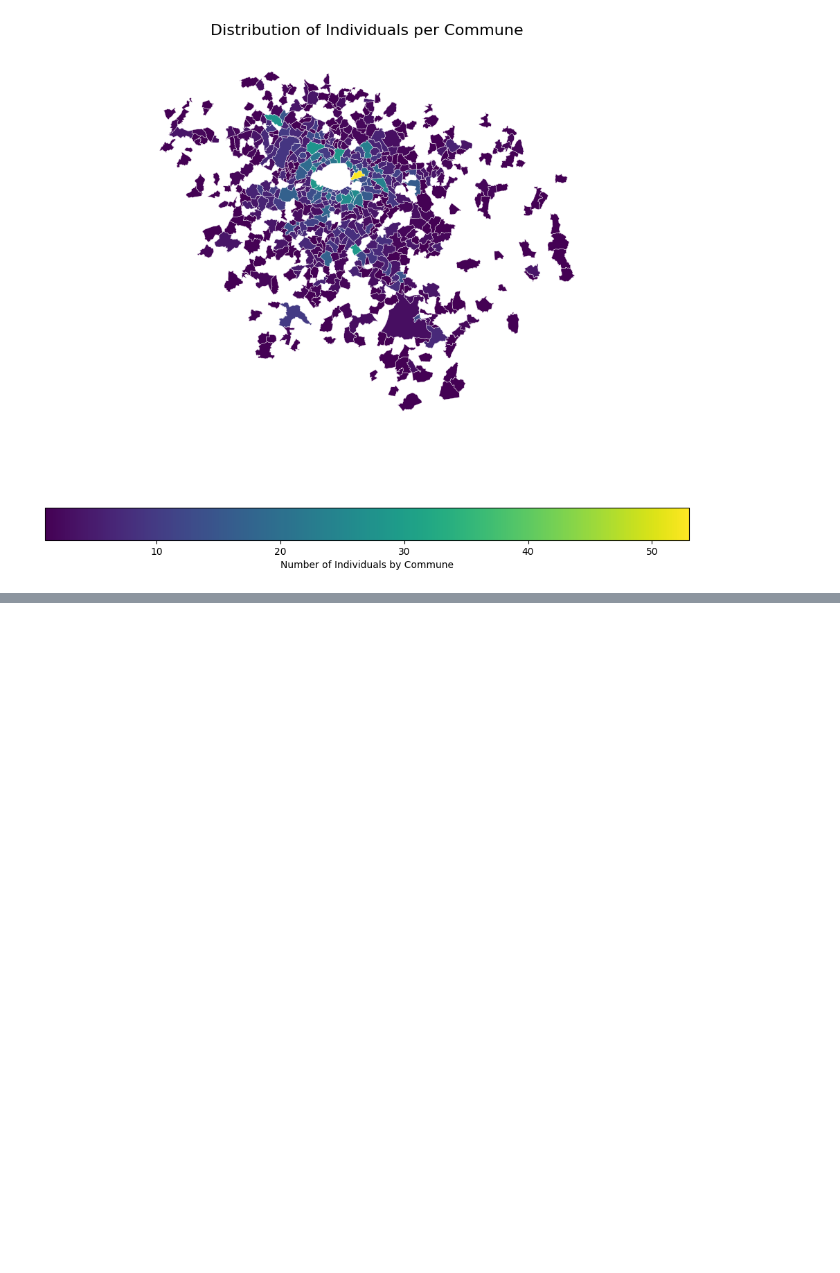
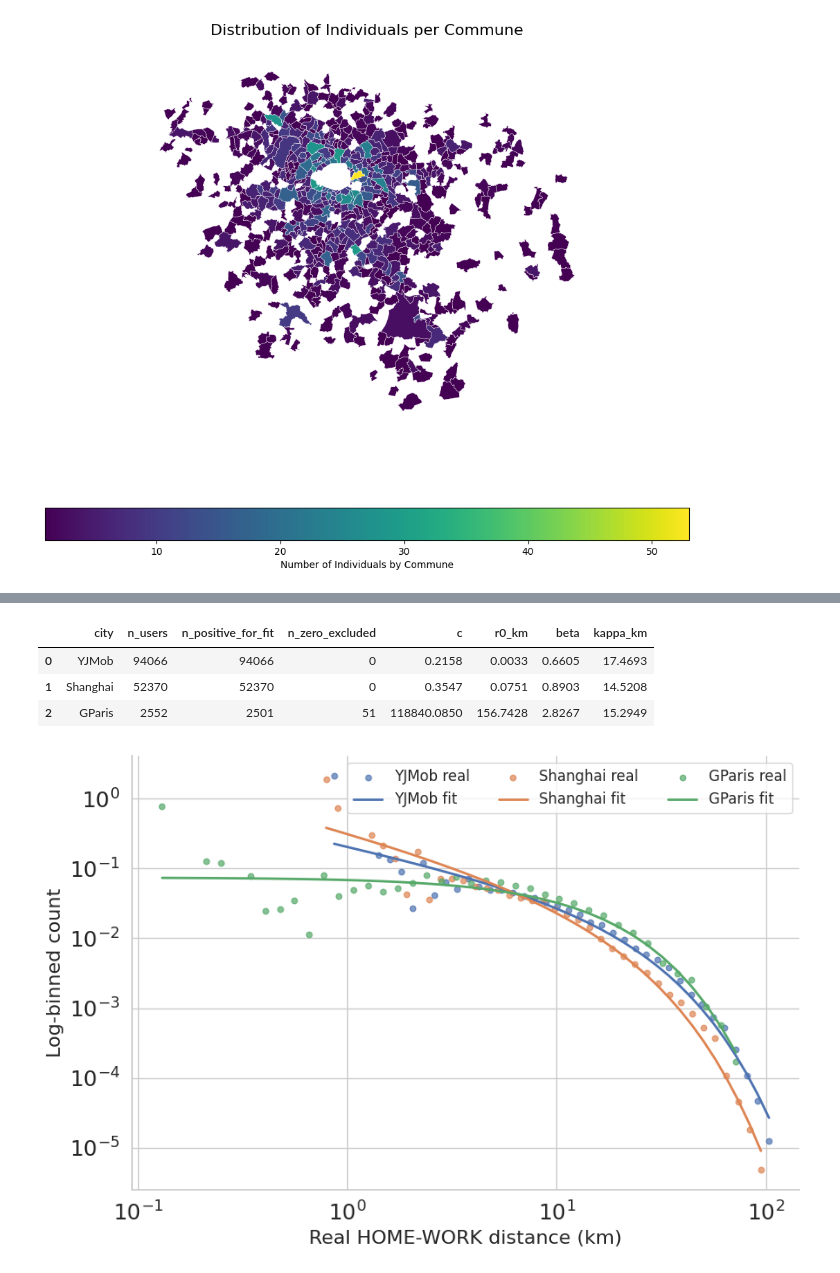
Before and after one commit to gefgu/citybehavex, a Jupyter notebook: notebooks/00_ile_de_france_exploration/03_home_locations_individuals.ipynb, the cells around one changed output, grey strips where cells are left out. Cells and saved outputs as stored; diff of their text form; code cells hidden in the pictures; blank space fills up the shorter version.

```diff
--- a/notebooks/00_ile_de_france_exploration/03_home_locations_individuals.ipynb
+++ b/notebooks/00_ile_de_france_exploration/03_home_locations_individuals.ipynb
@@ -449,0 +569,46 @@ Large `simulation_anchor_logic` medians or upper tails relative to `observed` in
+# %%
+# Real-data HOME-WORK distance mobility law (fastmob Rust fit)
+powerlaw_rows = []
+fig, ax = plt.subplots(figsize=(9, 6))
+for city, df in observed_home_work_by_city.items():
+    all_values = pd.to_numeric(df["home_work_km"], errors="coerce").to_numpy(dtype=float)
+    all_values = all_values[np.isfinite(all_values)]
+    values = all_values[all_values > 0]
+    if len(values) < 5:
+        continue
+    params, x_data, y_data = fit_values_to_truncated_powerlaw(values, bins=40)
+    c, r0, beta, kappa = params
+    fitted_log_density = log_truncated_powerlaw(x_data, c, r0, beta, kappa)
+    ax.scatter(x_data, y_data, s=22, alpha=0.7, label=f"{city} real")
+    ax.plot(x_data, np.exp(fitted_log_density), linewidth=2, label=f"{city} fit")
+    powerlaw_rows.append({
+        "city": city,
+        "n_users": len(all_values),
+        "n_positive_for_fit": len(values),
+        "n_zero_excluded": int((all_values == 0).sum()),
+        "c": c,
+        "r0_km": r0,
+        "beta": beta,
+        "kappa_km": kappa,
+    })
+
+ax.set_xscale("log")
+ax.set_yscale("log")
+ax.set_xlabel("Real HOME-WORK distance (km)", fontsize=16)
+ax.set_ylabel("Log-binned count", fontsize=16)
+ax.set_title("", fontsize=16)
+ax.tick_params(labelsize=18)
+ax.legend(ncols=3, fontsize=12)
+plt.savefig("./outputs/real_home_work_powerlaw_fit.pdf", dpi=150, bbox_inches="tight")
+plt.tight_layout()
+sns.despine()
+
+
+real_home_work_powerlaw = pd.DataFrame(powerlaw_rows)
+display(real_home_work_powerlaw.round(4))
+# %% [output]
+|  | city | n_users | n_positive_for_fit | n_zero_excluded | c | r0_km | beta | kappa_km |
+| 0 | YJMob | 94066 | 94066 | 0 | 0.2158 | 0.0033 | 0.6605 | 17.4693 |
+| 1 | Shanghai | 52370 | 52370 | 0 | 0.3547 | 0.0751 | 0.8903 | 14.5208 |
+| 2 | GParis | 2552 | 2501 | 51 | 118840.0850 | 156.7428 | 2.8267 | 15.2949 |
+[figure, added]
```
Also changed, not shown: parts of 19 cells of this notebook, 6 other files.
